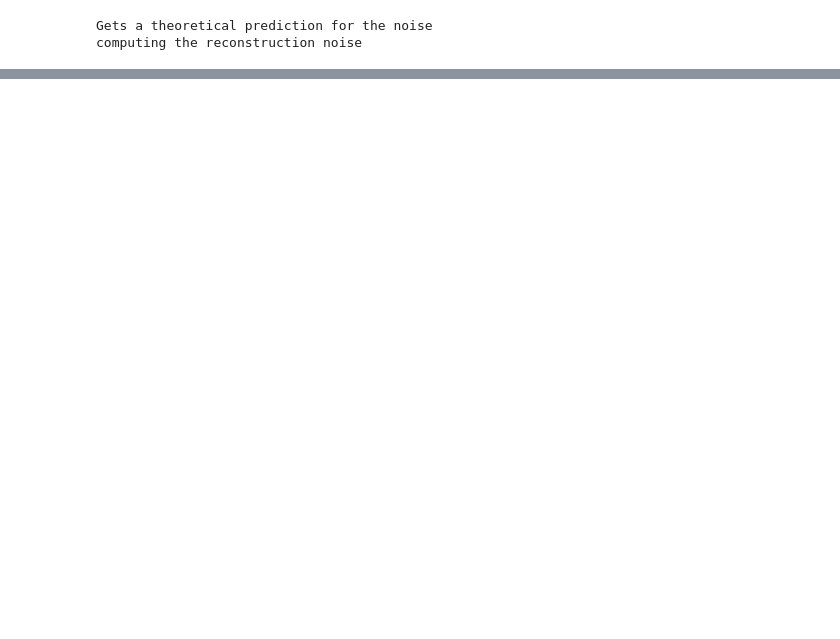
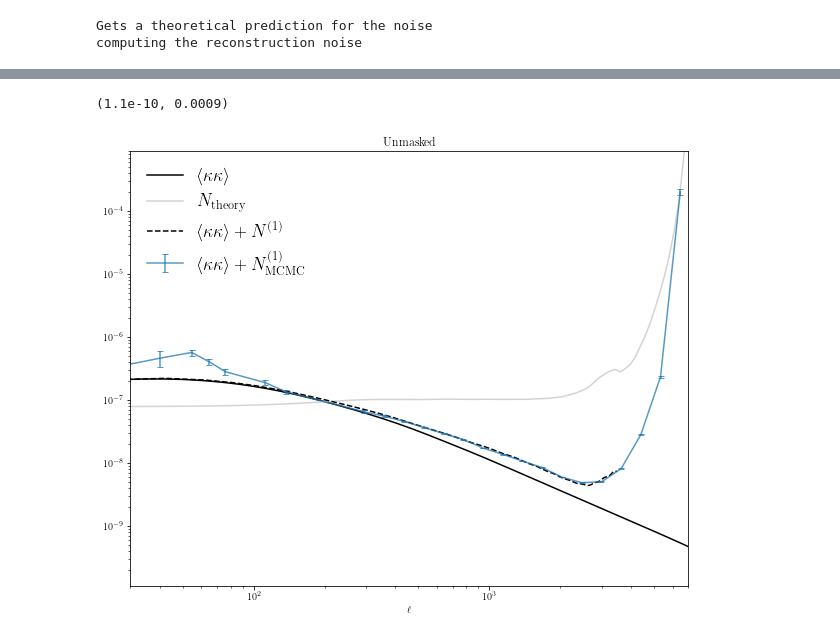
Before and after one commit to DelonShen/LensQuEst, a Jupyter notebook: dev/gen_MCMC_N1_scratch.ipynb, the cells around one changed output, grey strips where cells are left out. Saved outputs shown, nothing was run; the diff lists cells and outputs as text; code cells hidden in the pictures; blank space fills up the shorter version.

```diff
--- a/dev/gen_MCMC_N1_scratch.ipynb
+++ b/dev/gen_MCMC_N1_scratch.ipynb
@@ -429,0 +429,57 @@ ax.set_ylim(1.1e-10,.9e-3)
+# %%
+fig,ax = plt.subplots(nrows=1, figsize=(10,8))
+
+ell = baseMap.l.flatten()
+theory=[fKK, Ntheory]
+theory_l=[r'$\big<\kappa\kappa\big>$', r'$N_{\rm theory}$']
+theory_s=['black', 'lightgrey']
+factor = lambda x : 1
+for f,l,sty in zip(theory, theory_l, theory_s):
+    L = np.logspace(np.log10(1.), np.log10(np.max(ell)), 201, 10.)
+    ClExpected = np.array(list(map(f, L)))
+    ax.plot(L, factor(L)*ClExpected, sty, label=l)
+
+
+n1 = np.loadtxt('n1_data/N1_All_analytical.dat').T
+indices = ['TT', 'EE', 'EB', 'TE', 'TB', 'BB']
+bins = n1[0]
+n1_mat = np.reshape(n1[1:], (len(indices), len(indices), len(bins)))
+for i in range(len(indices)):
+    if(indices[i] != 'TT'):
+        continue
+    n1_pp = (bins*(bins+1))**2/(2*np.pi)*(n1_mat[i][i][:])
+    KK = fKK(bins)
+
+    phiphi =  -2. * KK / bins**2
+    phiphi *=  -2./ bins**2
+    phiphi *= (bins*(bins+1))**2/(2*np.pi) #convention from CAMB
+
+    pp_n1 = phiphi+n1_pp
+
+    KK_n1 = pp_n1 * 2*np.pi / (bins*(bins+1))**2 #back to our convention
+    KK_n1 *= - bins**2 / 2
+    KK_n1 *= - bins**2 / 2
+    plt.plot(bins, KK_n1, 'k--', label=r'$\big<\kappa\kappa\big>+N^{(1)}$')
+
+
+lCen, Cl, sCl = N1_mcmc
+Ipos = np.where(Cl>0)
+
+t0, t1 = baseMap.binTheoryPowerSpectrum(fKK, nBins=nBins)
+t2 = np.zeros_like(t1)
+
+
+ax.errorbar(lCen[Ipos], (Cl[Ipos]+t1[Ipos]), yerr=sCl[Ipos], alpha=.75,
+            fmt='-', capsize=3, capthick=1, label=r'$\left<\kappa\kappa\right>+N^{(1)}_{\rm MCMC}$')
+
+ax.set_title('Unmasked')
+
+ax.legend(frameon=False)
+ax.set_xscale('log')
+ax.set_xlabel(r'$\ell$')
+ax.set_yscale('log')
+ax.set_xlim(lMin,2*lMax)
+ax.set_ylim(1.1e-10,.9e-3)
+# %% [output]
+(1.1e-10, 0.0009)
+[figure, added]
```
Also changed, not shown: parts of 11 cells of this notebook, 15 other files.
